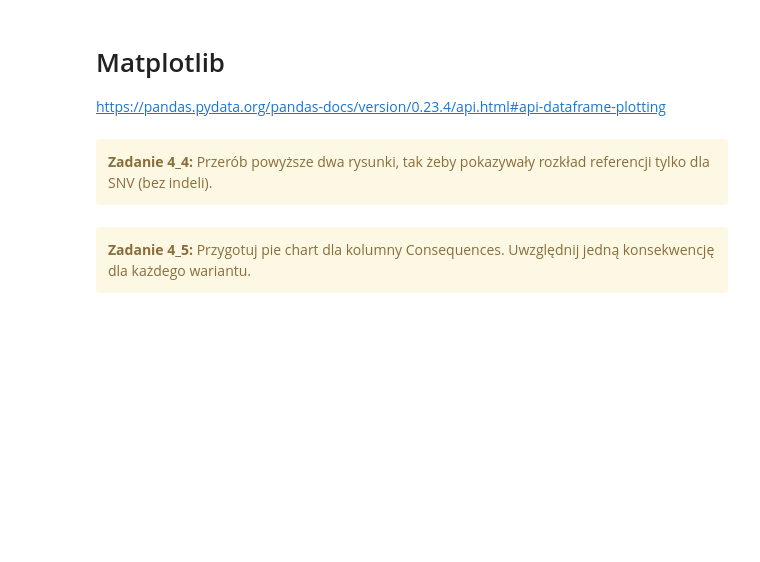
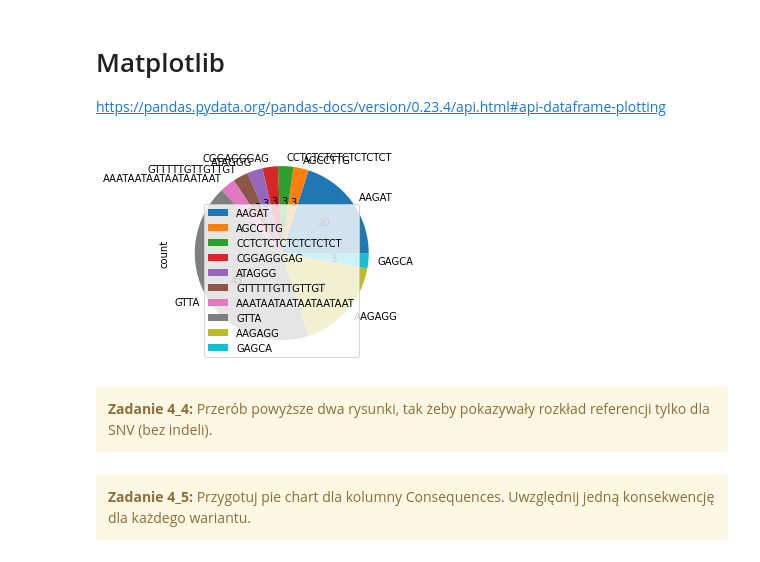
Before and after one commit to biodatageeks/edugen-notebooks, a Jupyter notebook: 20Z/4_vcf_vis.ipynb, the cells around one changed output. Drawn from its saved outputs; the diff is of its cells as text; code cells hidden in the pictures; blank space fills up the shorter version.

```diff
--- a/20Z/4_vcf_vis.ipynb
+++ b/20Z/4_vcf_vis.ipynb
@@ -140,5 +180,10 @@ anno2.groupby("ref").count().toPandas().plot.bar(x='ref')
 # %%
-anno2.groupby("ref").count().toPandas().plot.pie(y='count')
+anno2 = anno.groupby("ref").count().limit(10).toPandas()
+anno2.plot.pie(y='count', labels=anno2['ref'],  autopct='%.0f')
+plt.legend(loc="lower center")
+plt.show()
+# %% [output]
+[figure, added]
 # %% [markdown]
 <div class="alert alert-block alert-warning">
 <b>Zadanie 4_4:</b>
```
Also changed, not shown: parts of 23 cells of this notebook, 5 other files.
